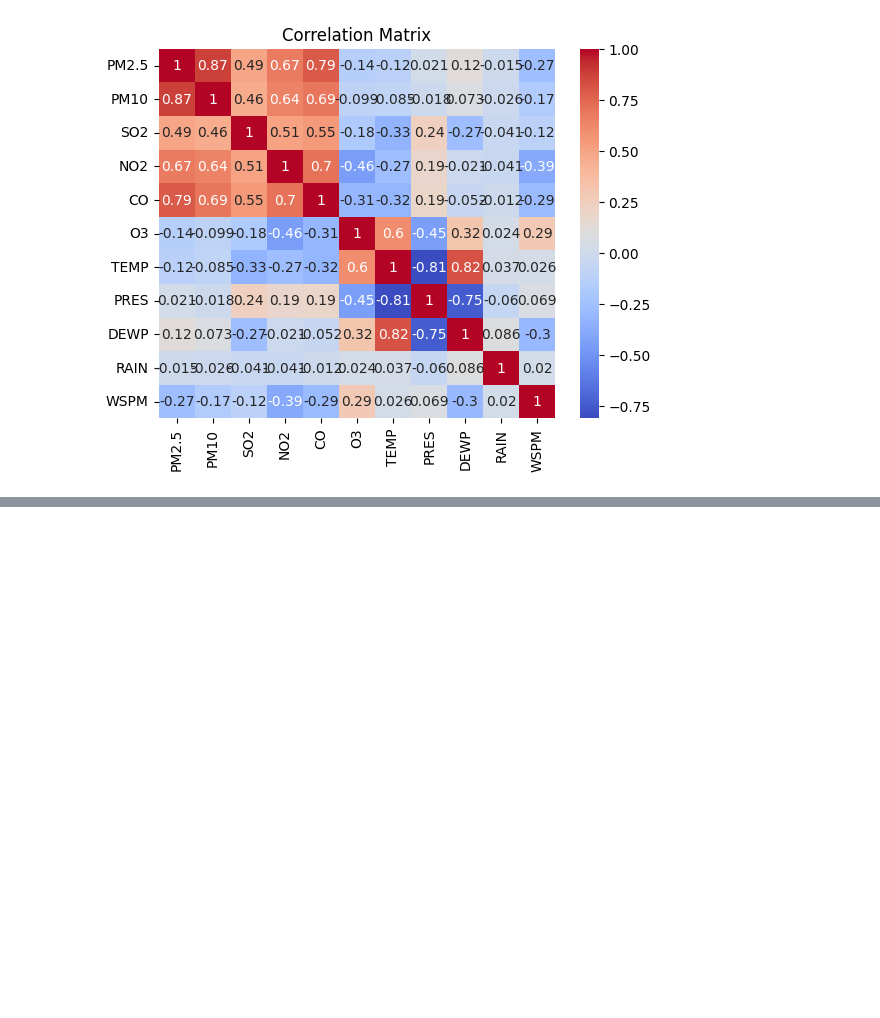
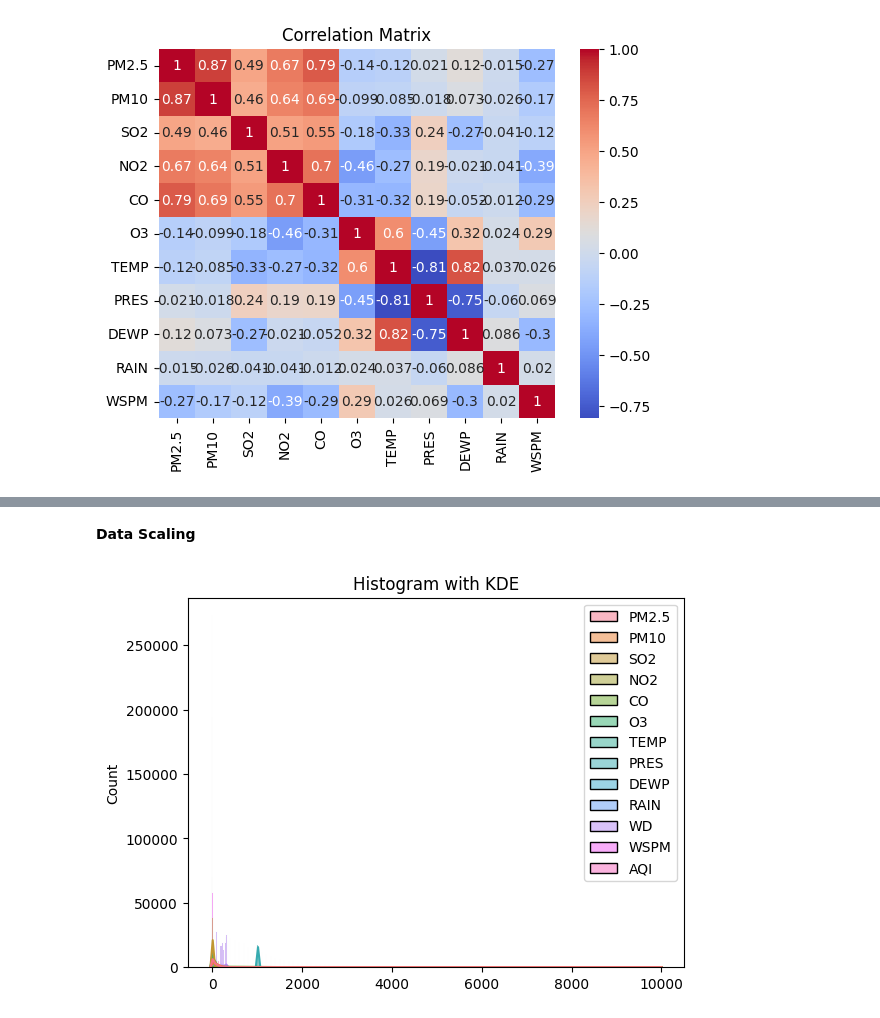
Before and after one commit to CheeRanidu/CMP7005, a Jupyter notebook: st20272023_CMP7005.ipynb, the cells around one changed output, grey strips where cells are left out. Saved outputs shown, nothing was run; the diff lists cells and outputs as text; code cells hidden in the pictures; blank space fills up the shorter version.

```diff
--- a/st20272023_CMP7005.ipynb
+++ b/st20272023_CMP7005.ipynb
@@ -436,0 +597,12 @@ plt.show()
+# %% [markdown]
+**Data Scaling**
+# %%
+import matplotlib.pyplot as plt
+import seaborn as sns
+
+# Plot histogram with a kernel density estimate (KDE) overlay
+sns.histplot(data, kde=True)
+plt.title('Histogram with KDE')
+plt.show()
+# %% [output]
+[figure, added]
```
Also changed, not shown: parts of 12 cells of this notebook.
